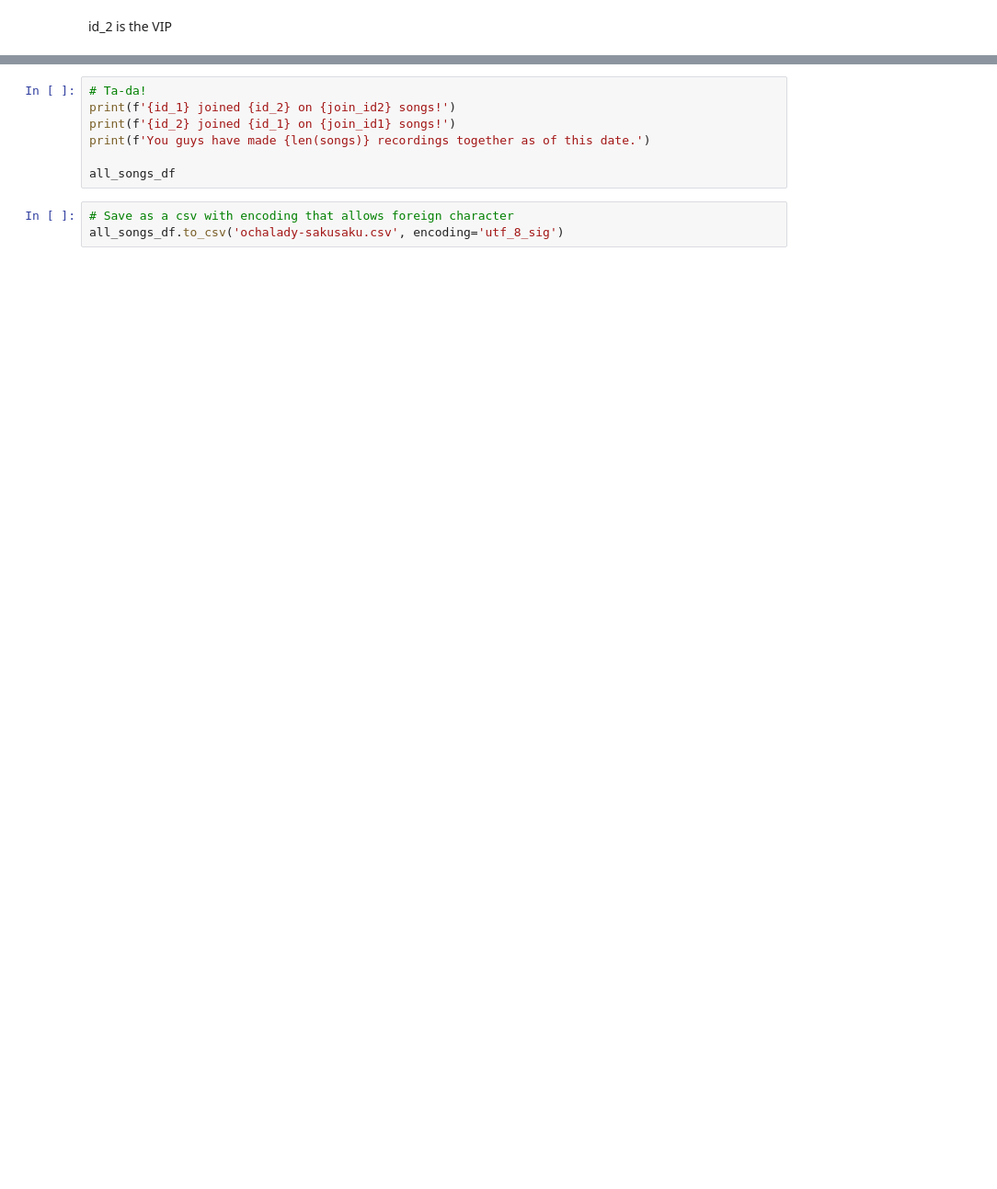
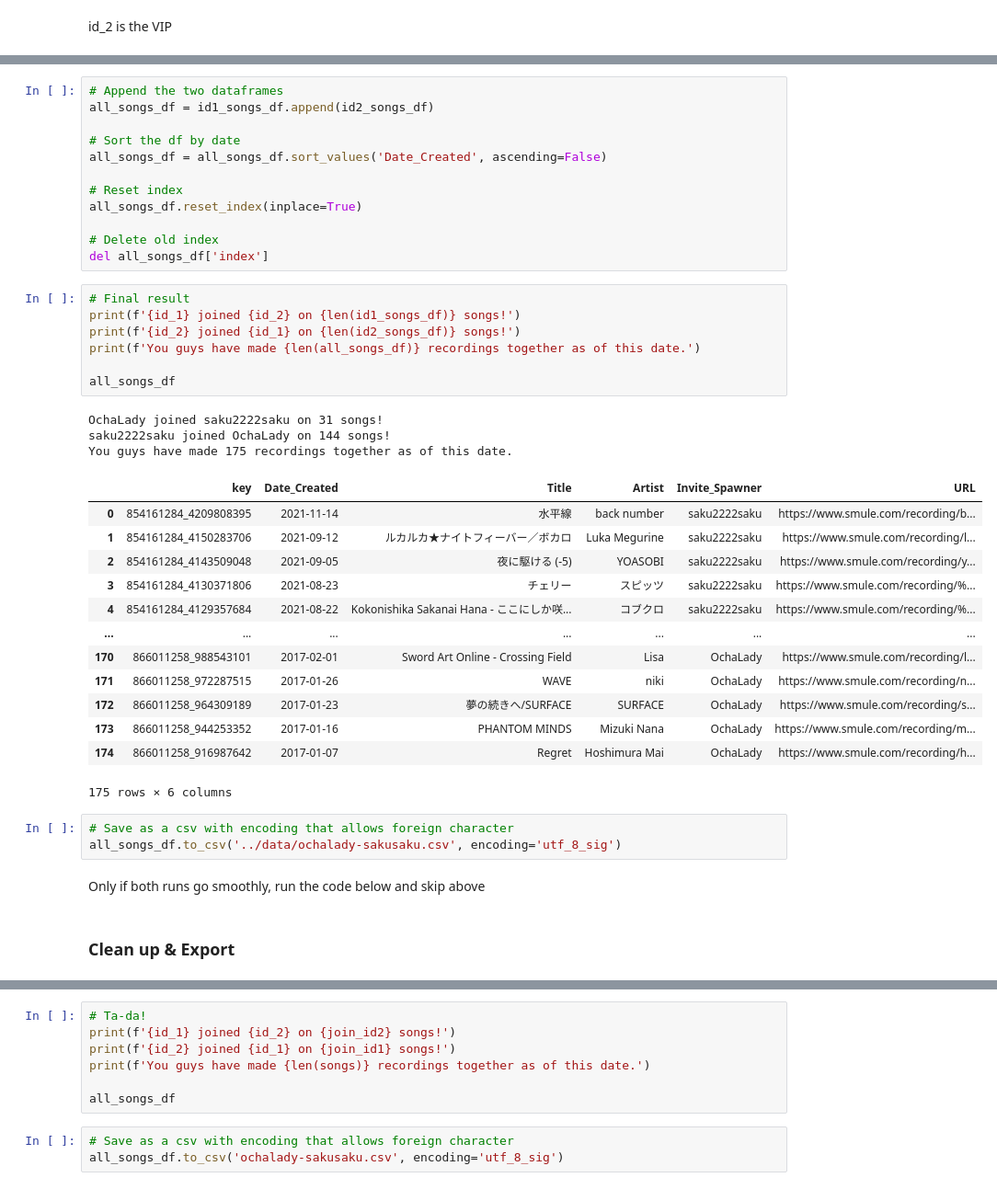
Before and after one commit to ckunakom/ochalady-sakusaku, a Jupyter notebook: Resources/main.ipynb, the cells around one changed output, grey strips where cells are left out. Shown: that part at 92% size. Saved outputs shown, nothing was run; the diff lists cells and outputs as text; blank space fills up the shorter version.

```diff
--- a/Resources/main.ipynb
+++ b/Resources/main.ipynb
@@ -120,3 +224,46 @@ join_id2
+# %%
+# Append the two dataframes
+all_songs_df = id1_songs_df.append(id2_songs_df)
+
+# Sort the df by date
+all_songs_df = all_songs_df.sort_values('Date_Created', ascending=False)
+
+# Reset index
+all_songs_df.reset_index(inplace=True)
+
+# Delete old index
+del all_songs_df['index']
+# %%
+# Final result
+print(f'{id_1} joined {id_2} on {len(id1_songs_df)} songs!')
+print(f'{id_2} joined {id_1} on {len(id2_songs_df)} songs!')
+print(f'You guys have made {len(all_songs_df)} recordings together as of this date.')
+
+all_songs_df
+# %% [output]
+OchaLady joined saku2222saku on 31 songs!
+saku2222saku joined OchaLady on 144 songs!
+You guys have made 175 recordings together as of this date.
+|  | key | Date_Created | Title | Artist | Invite_Spawner | URL |
+| 0 | 854161284_4209808395 | 2021-11-14 | 水平線 | back number | saku2222saku | https://www.smule.com/recording/b... |
+| 1 | 854161284_4150283706 | 2021-09-12 | ルカルカ★ナイトフィーバー／ボカロ | Luka Megurine | saku2222saku | https://www.smule.com/recording/l... |
+| 2 | 854161284_4143509048 | 2021-09-05 | 夜に駆ける (-5) | YOASOBI | saku2222saku | https://www.smule.com/recording/y... |
+| 3 | 854161284_4130371806 | 2021-08-23 | チェリー | スピッツ | saku2222saku | https://www.smule.com/recording/%... |
+| 4 | 854161284_4129357684 | 2021-08-22 | Kokonishika Sakanai Hana - ここにしか咲... | コブクロ | saku2222saku | https://www.smule.com/recording/%... |
+| ... | ... | ... | ... | ... | ... | ... |
+| 170 | 866011258_988543101 | 2017-02-01 | Sword Art Online - Crossing Field | Lisa | OchaLady | https://www.smule.com/recording/l... |
+| 171 | 866011258_972287515 | 2017-01-26 | WAVE | niki | OchaLady | https://www.smule.com/recording/n... |
+| 172 | 866011258_964309189 | 2017-01-23 | 夢の続きへ/SURFACE | SURFACE | OchaLady | https://www.smule.com/recording/s... |
+| 173 | 866011258_944253352 | 2017-01-16 | PHANTOM MINDS | Mizuki Nana | OchaLady | https://www.smule.com/recording/m... |
+| 174 | 866011258_916987642 | 2017-01-07 | Regret | Hoshimura Mai | OchaLady | https://www.smule.com/recording/h... |
+175 rows × 6 columns
+# %%
+# Save as a csv with encoding that allows foreign character
+all_songs_df.to_csv('../data/ochalady-sakusaku.csv', encoding='utf_8_sig')
+# %% [markdown]
+Only if both runs go smoothly, run the code below and skip above
+# %% [markdown]
+### Clean up & Export
 # %%
 # Let's clean up the date column
 date_created = []
```
Also changed, not shown: parts of 17 cells of this notebook, 7 other files.
